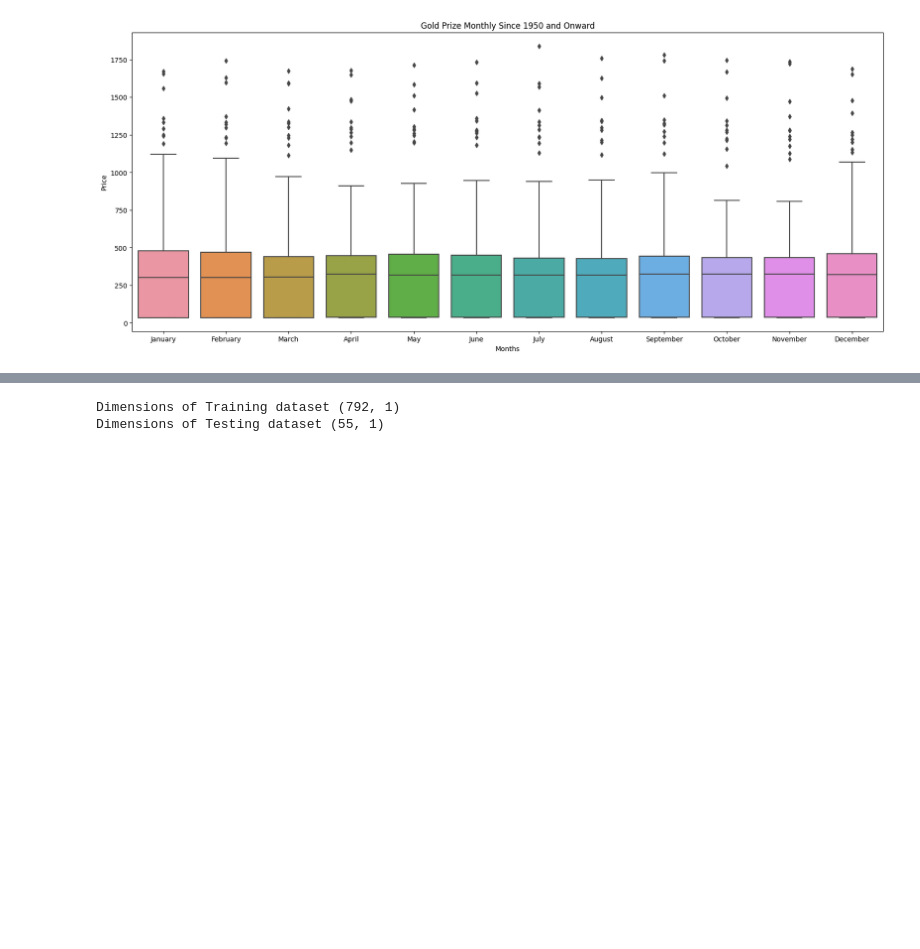
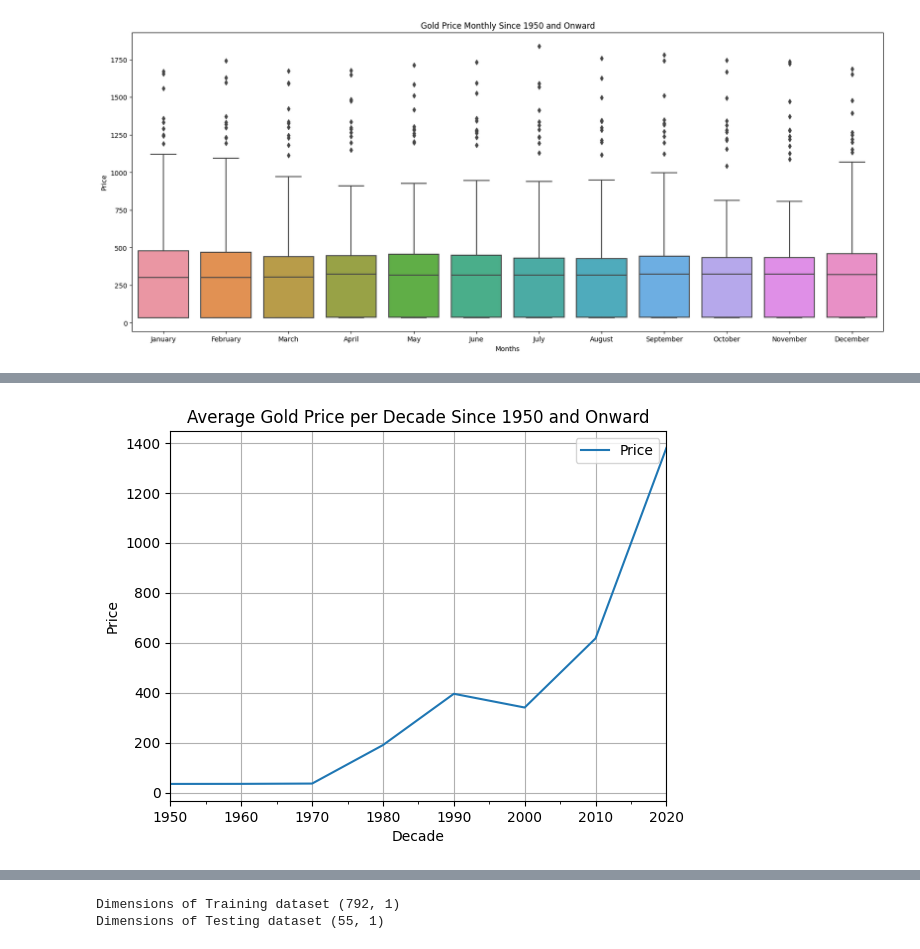
Before and after one commit to dacenish/Gold-Price-ForecastingTSA, a Jupyter notebook: Gold Price Forecasting TSA.ipynb, the cells around one changed output, grey strips where cells are left out. Drawn from its saved outputs; the diff is of its cells as text; code cells hidden in the pictures; blank space fills up the shorter version.

```diff
--- a/Gold Price Forecasting TSA.ipynb
+++ b/Gold Price Forecasting TSA.ipynb
@@ -181,0 +252,25 @@ plt.show()
+# %%
+# Calculate the average Gold Price per decade and plot it
+
+# Step 1: Resample the data to calculate the average per decade
+df_decade_mean = df.resample('10Y').mean()
+
+# Step 2: Create a line plot of the average per decade
+df_decade_mean.plot()
+
+# Step 3: Set the title of the plot
+plt.title('Average Gold Price per Decade Since 1950 and Onward')
+
+# Step 4: Label the x-axis
+plt.xlabel('Decade')
+
+# Step 5: Label the y-axis
+plt.ylabel('Price')
+
+# Step 6: Add a grid to the plot
+plt.grid()
+
+# Step 7: Display the plot
+plt.show()
+# %% [output]
+[figure, added]
```
Also changed, not shown: parts of 59 cells of this notebook.
